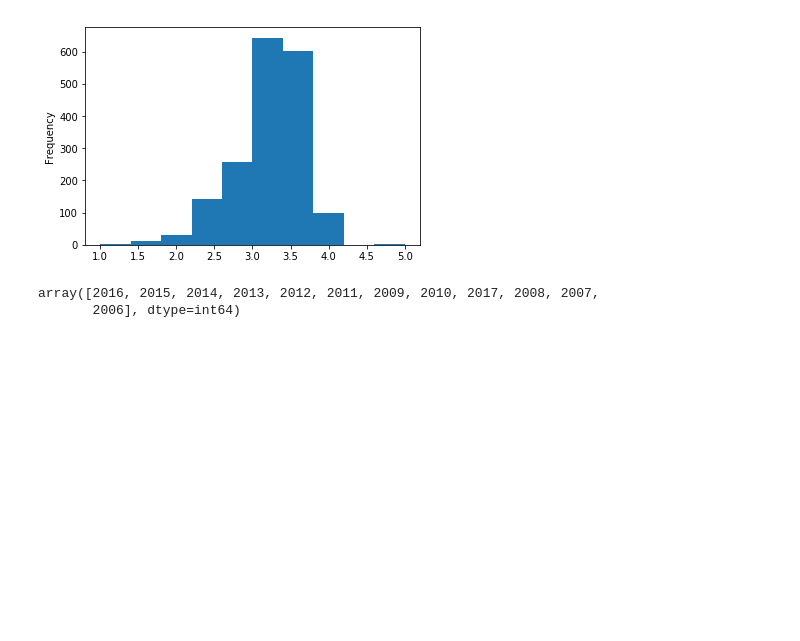
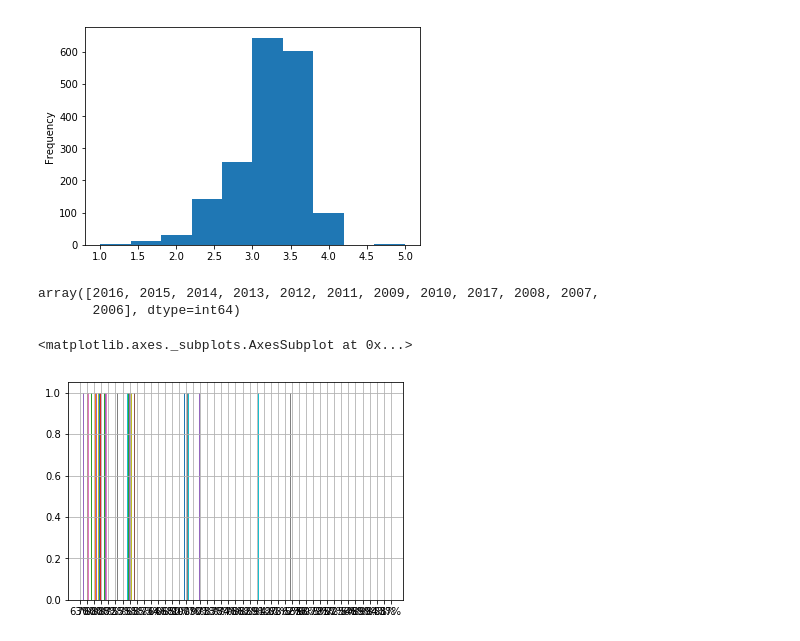
Before and after one commit to innovator-arjun/Chocolate-Bar-Rating, a Jupyter notebook: Untitled.ipynb, the cells around one changed output. Cells and saved outputs as stored; diff of their text form; code cells hidden in the pictures; blank space fills up the shorter version.

```diff
--- a/Untitled.ipynb
+++ b/Untitled.ipynb
@@ -90,3 +90,8 @@ dataset['review_date'].unique()
 # %% [output]
 array([2016, 2015, 2014, 2013, 2012, 2011, 2009, 2010, 2017, 2008, 2007,
        2006], dtype=int64)
+# %%
+dataset['cocoa_percent'].hist()
+# %% [output]
+<matplotlib.axes._subplots.AxesSubplot at 0x...>
+[figure, added]
```
Also changed, not shown: parts of 1 cell of this notebook.
